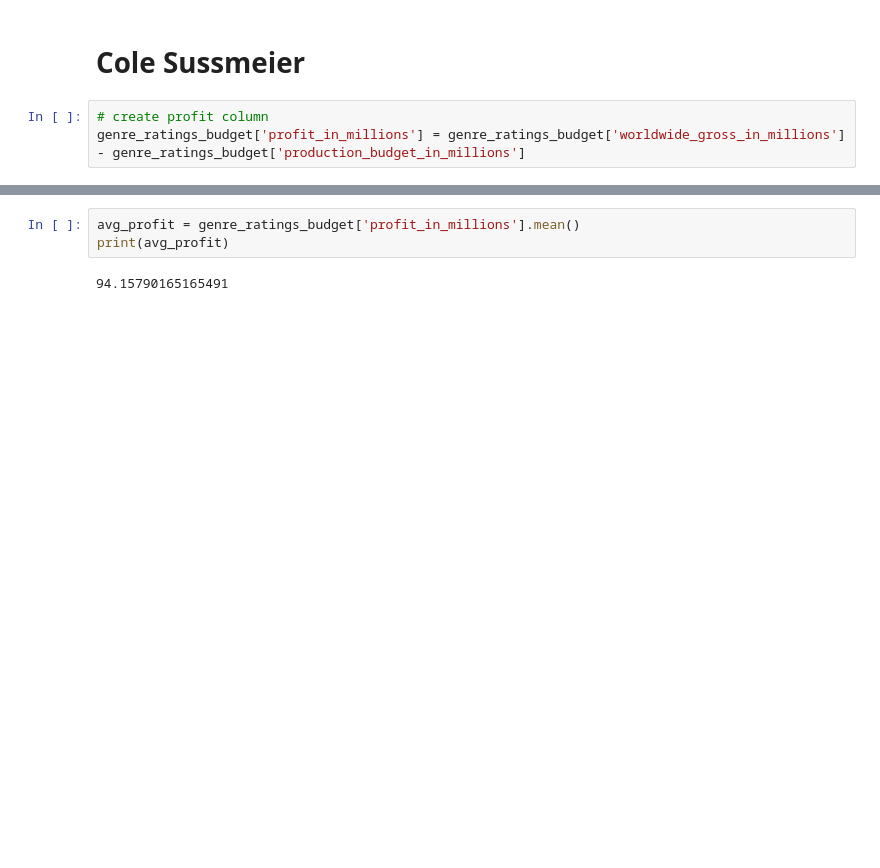
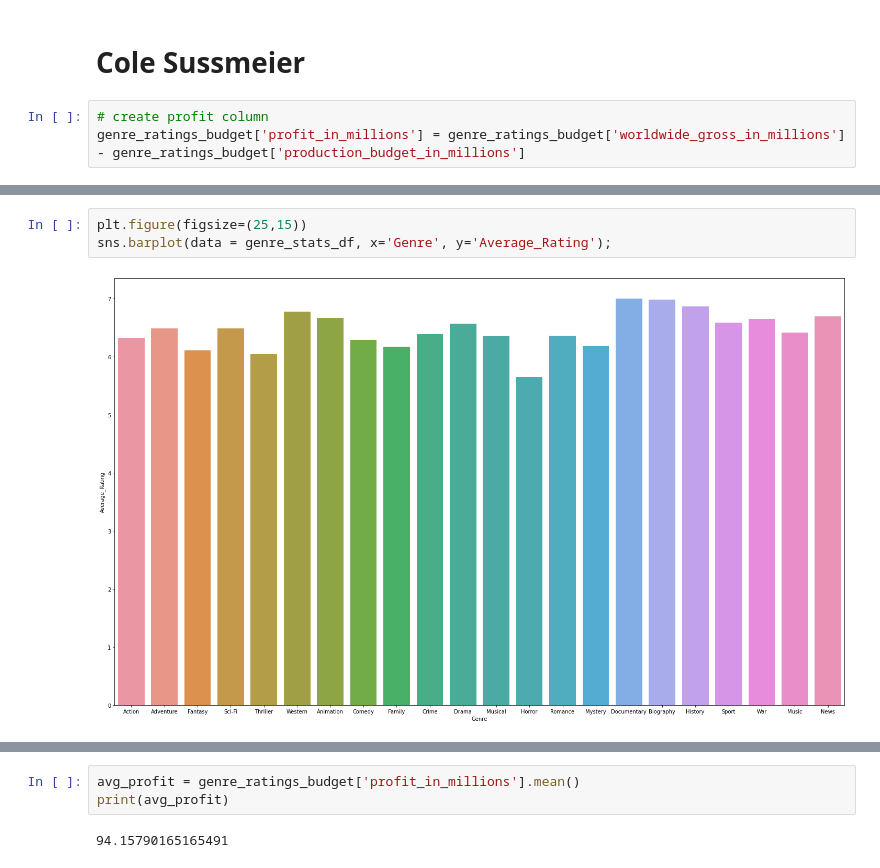
Before and after one commit to mrodberg/Pod1Capstone, a Jupyter notebook: Primary Notebook.ipynb, the cells around one changed output, grey strips where cells are left out. Drawn from its saved outputs; the diff is of its cells as text; blank space fills up the shorter version.

```diff
--- a/Primary Notebook.ipynb
+++ b/Primary Notebook.ipynb
@@ -84,0 +167,5 @@ genre_ratings_budget['profit_in_millions'].round().hist();
+# %%
+plt.figure(figsize=(25,15))
+sns.barplot(data = genre_stats_df, x='Genre', y='Average_Rating');
+# %% [output]
+[figure, added]
```
Also changed, not shown: parts of 14 cells of this notebook.
